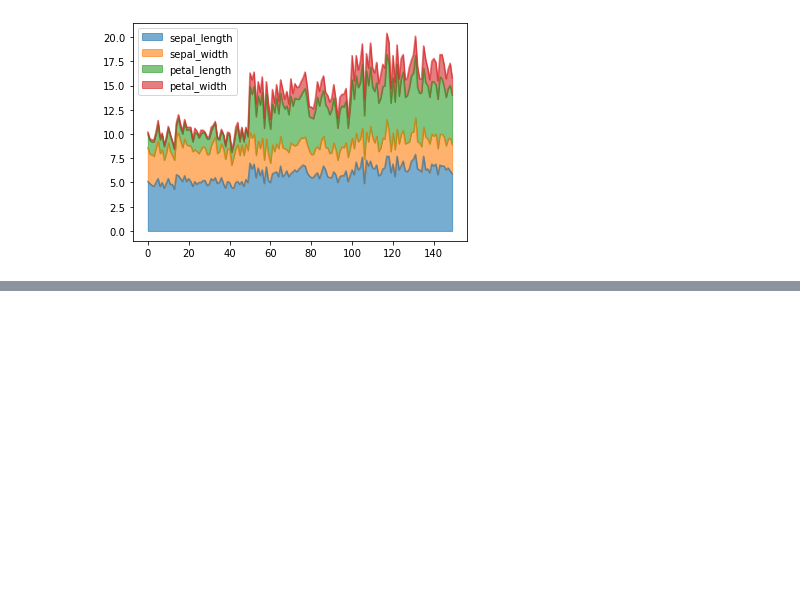
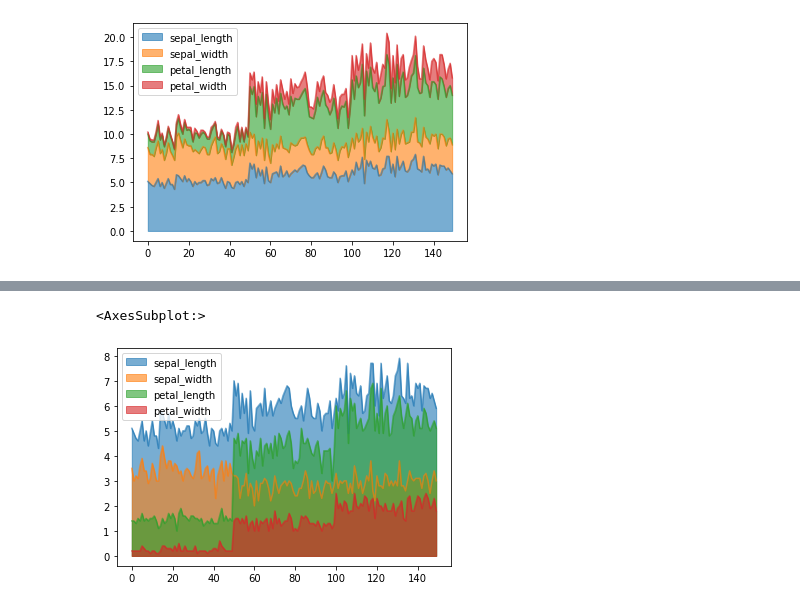
Before and after one commit to Shivanshu04/Datavisualisation, a Jupyter notebook: Graph/graph.ipynb, the cells around one changed output, grey strips where cells are left out. Drawn from its saved outputs; the diff is of its cells as text; code cells hidden in the pictures; blank space fills up the shorter version.

```diff
--- a/Graph/graph.ipynb
+++ b/Graph/graph.ipynb
@@ -76,0 +109,6 @@ what is the range in which petal_width
+# %%
+# 'stacked = False' means it's scale has changed and it is stacked or overlap over one another.
+df.plot(kind = 'area' , alpha = 0.6 , stacked = False  )
+# %% [output]
+<AxesSubplot:>
+[figure, added]
```
Also changed, not shown: parts of 14 cells of this notebook.
